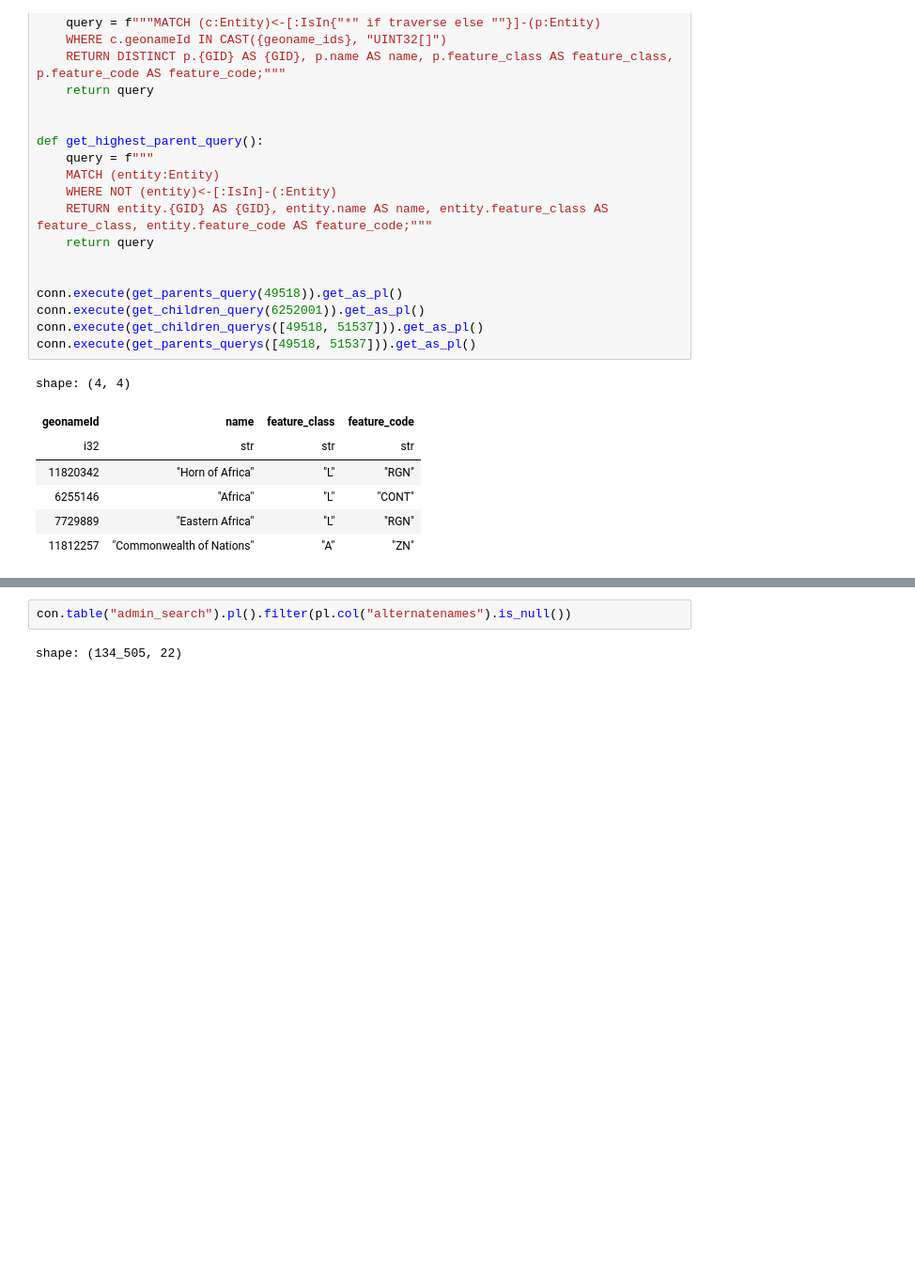
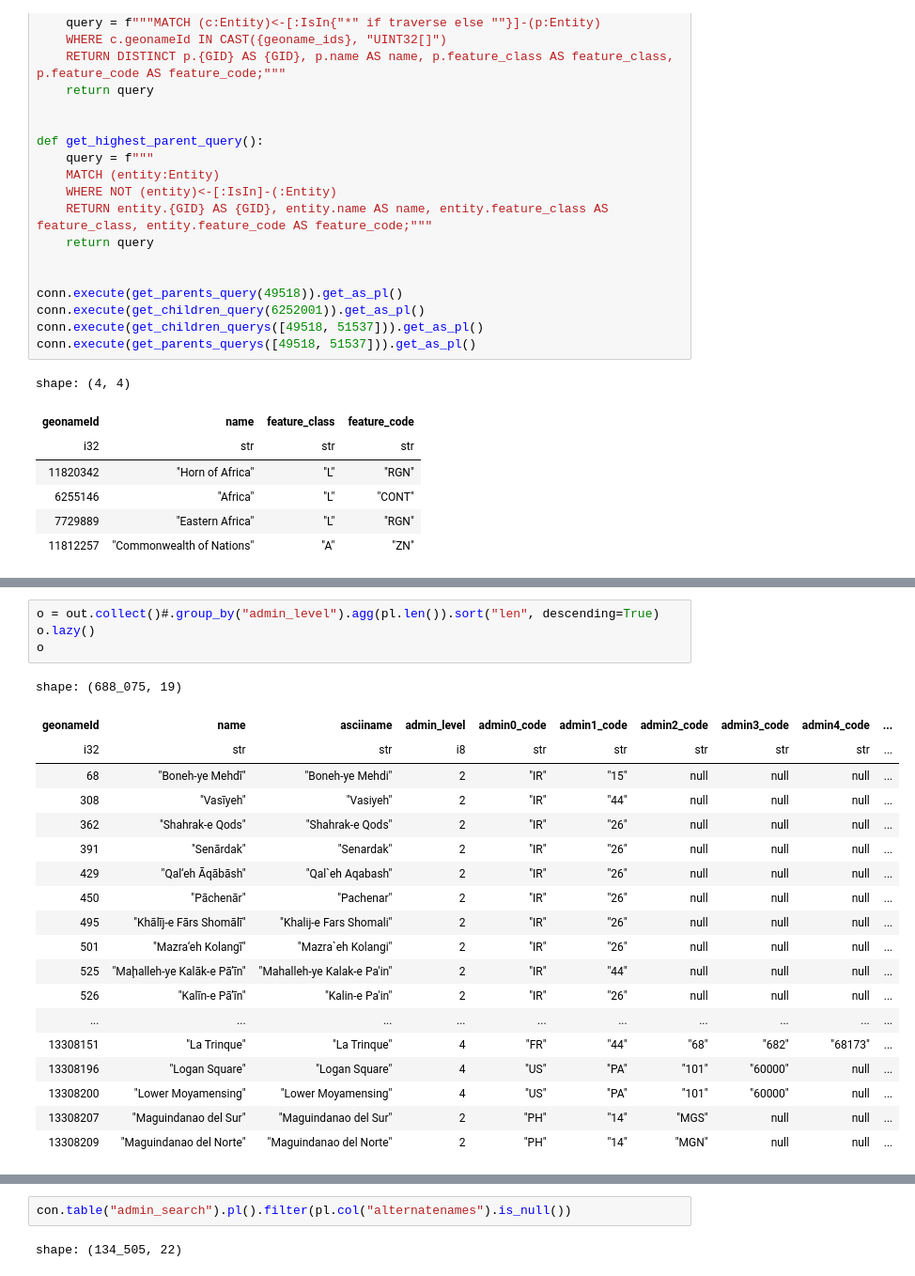
Before and after one commit to SamBroomy/heisenberg, a Jupyter notebook: test.ipynb, the cells around one changed output, grey strips where cells are left out. Shown at 94% size. Drawn from its saved outputs; the diff is of its cells as text; blank space fills up the shorter version.

```diff
--- a/test.ipynb
+++ b/test.ipynb
@@ -1103,0 +1320,24 @@ df = con.table("hierarchy").pl().select(pl.col("parentId").append(pl.col("childI
+# %%
+o = out.collect()#.group_by("admin_level").agg(pl.len()).sort("len", descending=True)
+o.lazy()
+o
+# %% [output]
+shape: (688_075, 19)
+| geonameId | name | asciiname | admin_level | admin0_code | admin1_code | admin2_code | admin3_code | admin4_code | ... |
+| i32 | str | str | i8 | str | str | str | str | str | ... |
+| 68 | "Boneh-ye Mehdī" | "Boneh-ye Mehdi" | 2 | "IR" | "15" | null | null | null | ... |
+| 308 | "Vasīyeh" | "Vasiyeh" | 2 | "IR" | "44" | null | null | null | ... |
+| 362 | "Shahrak-e Qods" | "Shahrak-e Qods" | 2 | "IR" | "26" | null | null | null | ... |
+| 391 | "Senārdak" | "Senardak" | 2 | "IR" | "26" | null | null | null | ... |
+| 429 | "Qal‘eh Āqābāsh" | "Qal`eh Aqabash" | 2 | "IR" | "26" | null | null | null | ... |
+| 450 | "Pāchenār" | "Pachenar" | 2 | "IR" | "26" | null | null | null | ... |
+| 495 | "Khālīj-e Fārs Shomālī" | "Khalij-e Fars Shomali" | 2 | "IR" | "26" | null | null | null | ... |
+| 501 | "Mazra‘eh Kolangī" | "Mazra`eh Kolangi" | 2 | "IR" | "26" | null | null | null | ... |
+| 525 | "Maḩalleh-ye Kalāk-e Pā’īn" | "Mahalleh-ye Kalak-e Pa'in" | 2 | "IR" | "44" | null | null | null | ... |
+| 526 | "Kalīn-e Pā’īn" | "Kalin-e Pa'in" | 2 | "IR" | "26" | null | null | null | ... |
+| ... | ... | ... | ... | ... | ... | ... | ... | ... | ... |
+| 13308151 | "La Trinque" | "La Trinque" | 4 | "FR" | "44" | "68" | "682" | "68173" | ... |
+| 13308196 | "Logan Square" | "Logan Square" | 4 | "US" | "PA" | "101" | "60000" | null | ... |
+| 13308200 | "Lower Moyamensing" | "Lower Moyamensing" | 4 | "US" | "PA" | "101" | "60000" | null | ... |
+| 13308207 | "Maguindanao del Sur" | "Maguindanao del Sur" | 2 | "PH" | "14" | "MGS" | null | null | ... |
+| 13308209 | "Maguindanao del Norte" | "Maguindanao del Norte" | 2 | "PH" | "14" | "MGN" | null | null | ... |
```
Also changed, not shown: parts of 19 cells of this notebook, 3 other files.
